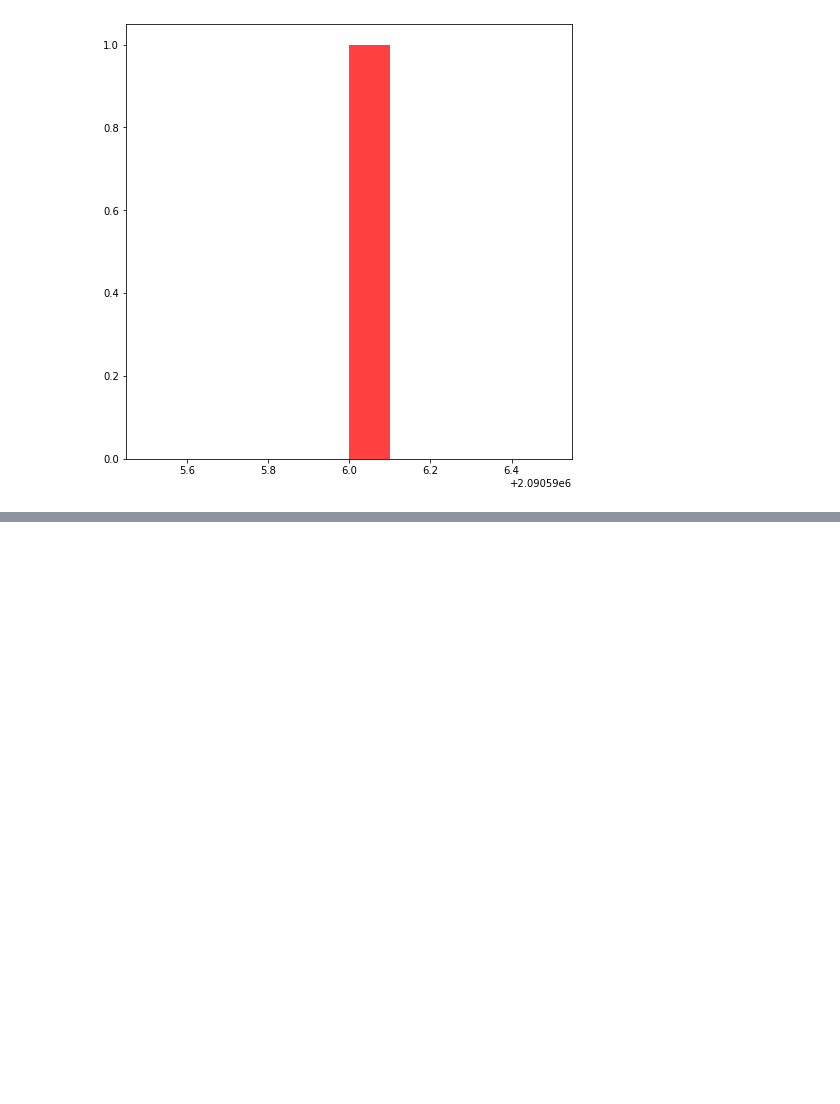
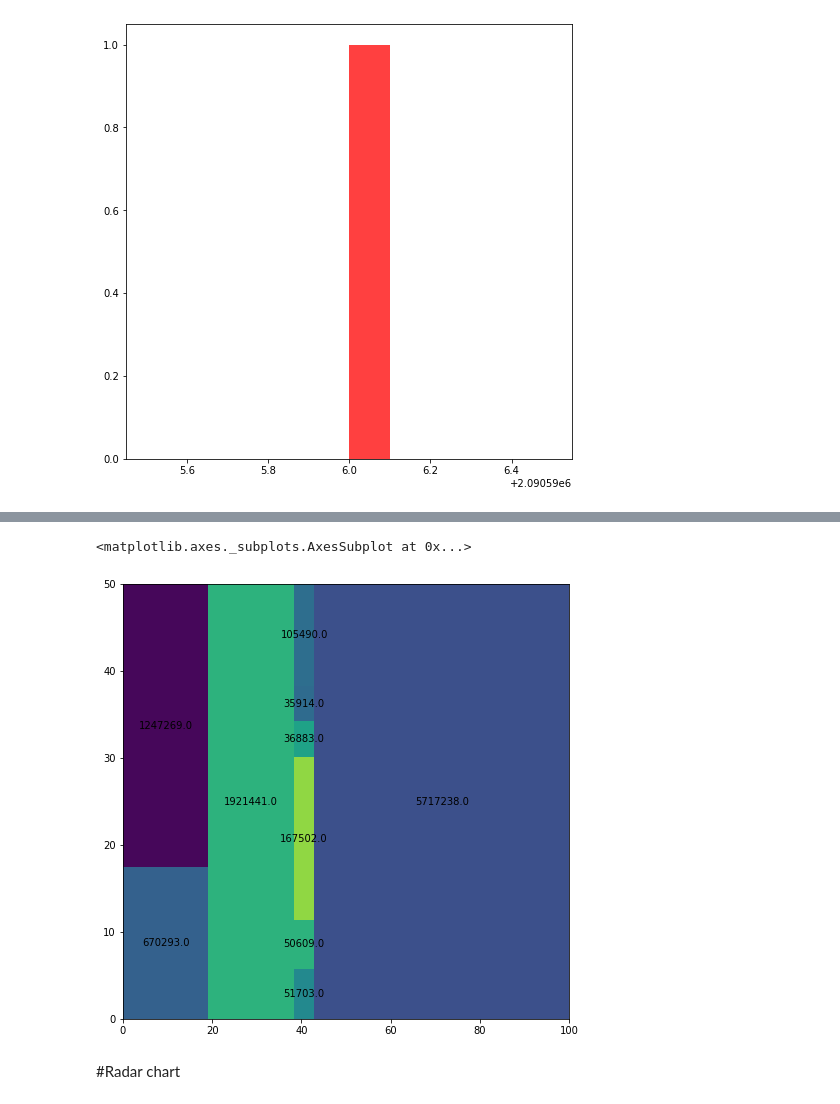
Before and after one commit to waraporn19/data_viz, a Jupyter notebook: Visualize_Data_Comparison.ipynb, the cells around one changed output, grey strips where cells are left out. Cells and saved outputs as stored; diff of their text form; code cells hidden in the pictures; blank space fills up the shorter version.

```diff
--- a/Visualize_Data_Comparison.ipynb
+++ b/Visualize_Data_Comparison.ipynb
@@ -298,0 +339,7 @@ plt.hist(q7_1.count(),10,facecolor = 'red',alpha=0.75);
+# %%
+squarify.plot(output2[0],value=output2[0],norm_y=50)#ลดแกน y ให้สั้นลง
+# %% [output]
+<matplotlib.axes._subplots.AxesSubplot at 0x...>
+[figure, added]
+# %% [markdown]
+#Radar chart
```
Also changed, not shown: parts of 30 cells of this notebook.
